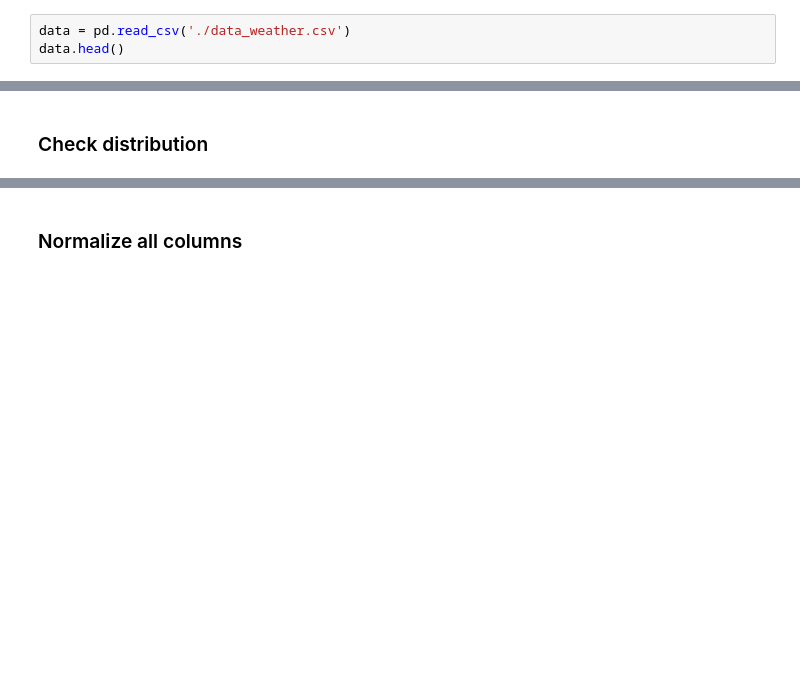
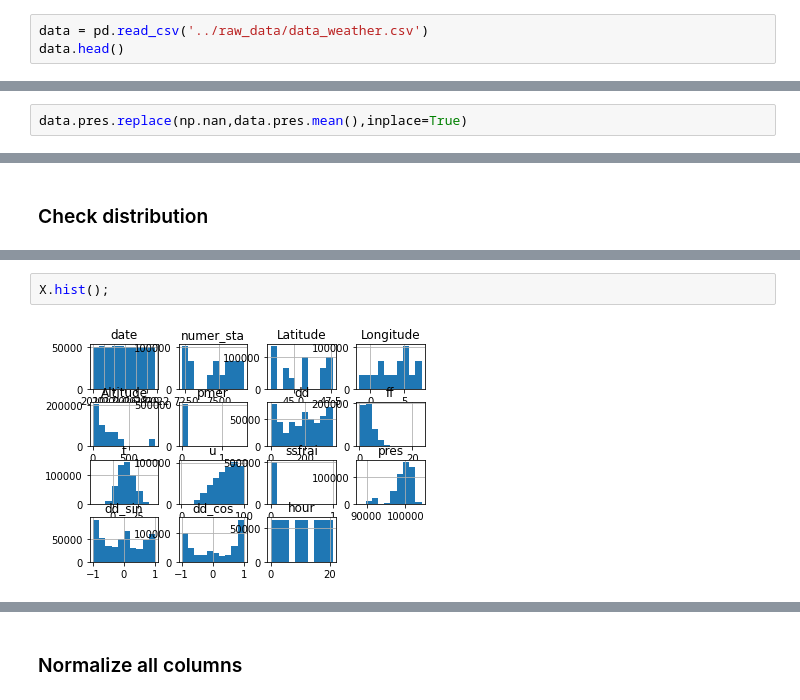
Before and after one commit to MarineThierry/test_project, a Jupyter notebook: notebooks/Test TA - Weather prediction.ipynb, the cells around one changed output, grey strips where cells are left out. Saved outputs shown, nothing was run; the diff lists cells and outputs as text; blank space fills up the shorter version.

```diff
--- a/notebooks/Test TA - Weather prediction.ipynb
+++ b/notebooks/Test TA - Weather prediction.ipynb
@@ -6,7 +6,7 @@ import numpy as np
 import matplotlib.pyplot as plt
 import seaborn as sns
 # %%
-data = pd.read_csv('./data_weather.csv')
+data = pd.read_csv('../raw_data/data_weather.csv')
 data.head()
 # %% [output]
 |  | date | numer_sta | Latitude | Longitude | Altitude | pmer | dd | ff | t | u | ... |
@@ -126,0 +184,2 @@ data[pd.isnull(data).any(axis=1)]
+# %%
+data.pres.replace(np.nan,data.pres.mean(),inplace=True)
@@ -234,0 +329,4 @@ Name: rr3, dtype: int64
+# %%
+X.hist();
+# %% [output]
+[figure, added]
```
Also changed, not shown: parts of 15 cells of this notebook.
